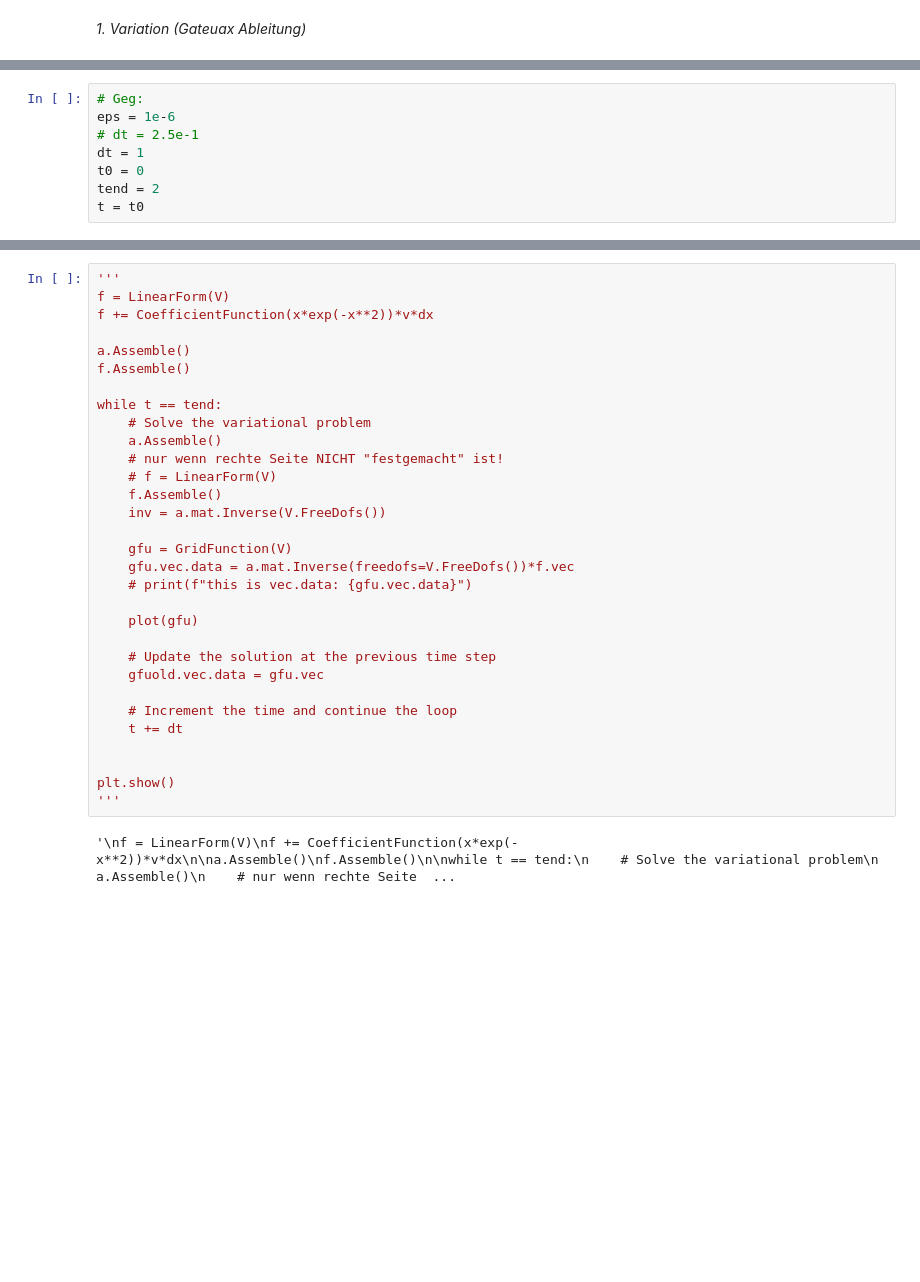
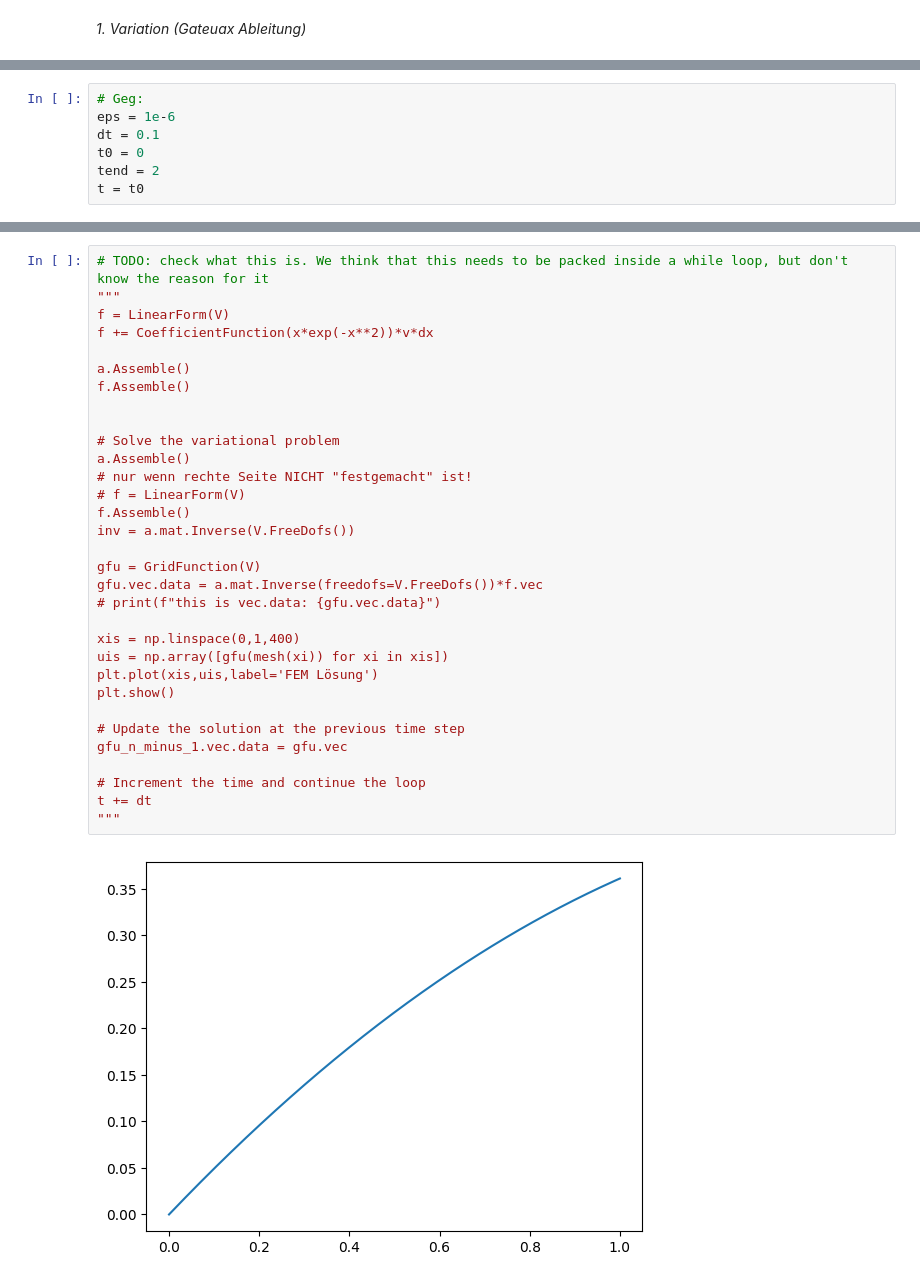
Before and after one commit to cyrilgabriele/HANA_Gruppe2, a Jupyter notebook: Notebooks/Aufgabe1.ipynb, the cells around one changed output, grey strips where cells are left out. Saved outputs shown, nothing was run; the diff lists cells and outputs as text; blank space fills up the shorter version.

```diff
--- a/Notebooks/Aufgabe1.ipynb
+++ b/Notebooks/Aufgabe1.ipynb
@@ -48,8 +65,7 @@ def unitIntervallMesh(N=5):
 # %%
 # Geg:
 eps = 1e-6
-# dt = 2.5e-1
-dt = 1
+dt = 0.1
 t0 = 0
 tend = 2
 t = t0
@@ -76,34 +185,35 @@ def plot(gfu):
     plt.plot(xis,uis,label='FEM Lösung')
 # %%
-'''
+# TODO: check what this is. We think that this needs to be packed inside a while loop, but don't know the reason for it
+"""
 f = LinearForm(V)
 f += CoefficientFunction(x*exp(-x**2))*v*dx
 
 a.Assemble()
 f.Assemble()
 
-while t == tend:
-    # Solve the variational problem
-    a.Assemble()
-    # nur wenn rechte Seite NICHT "festgemacht" ist!
-    # f = LinearForm(V)
-    f.Assemble()
-    inv = a.mat.Inverse(V.FreeDofs())
 
-    gfu = GridFunction(V)
-    gfu.vec.data = a.mat.Inverse(freedofs=V.FreeDofs())*f.vec
-    # print(f"this is vec.data: {gfu.vec.data}")
+# Solve the variational problem
+a.Assemble()
+# nur wenn rechte Seite NICHT "festgemacht" ist!
+# f = LinearForm(V)
+f.Assemble()
+inv = a.mat.Inverse(V.FreeDofs())
 
-    plot(gfu)
+gfu = GridFunction(V)
+gfu.vec.data = a.mat.Inverse(freedofs=V.FreeDofs())*f.vec
+# print(f"this is vec.data: {gfu.vec.data}")
 
-    # Update the solution at the previous time step
-    gfuold.vec.data = gfu.vec
+xis = np.linspace(0,1,400)
+uis = np.array([gfu(mesh(xi)) for xi in xis])
+plt.plot(xis,uis,label='FEM Lösung')
+plt.show()
 
-    # Increment the time and continue the loop
-    t += dt
+# Update the solution at the previous time step
+gfu_n_minus_1.vec.data = gfu.vec
 
-
-plt.show()
-'''
+# Increment the time and continue the loop
+t += dt
+"""
 # %% [output]
-'\nf = LinearForm(V)\nf += CoefficientFunction(x*exp(-x**2))*v*dx\n\na.Assemble()\nf.Assemble()\n\nwhile t == tend:\n    # Solve the variational problem\n    a.Assemble()\n    # nur wenn rechte Seite  ...
+[figure, added]
```
Also changed, not shown: parts of 12 cells of this notebook.
